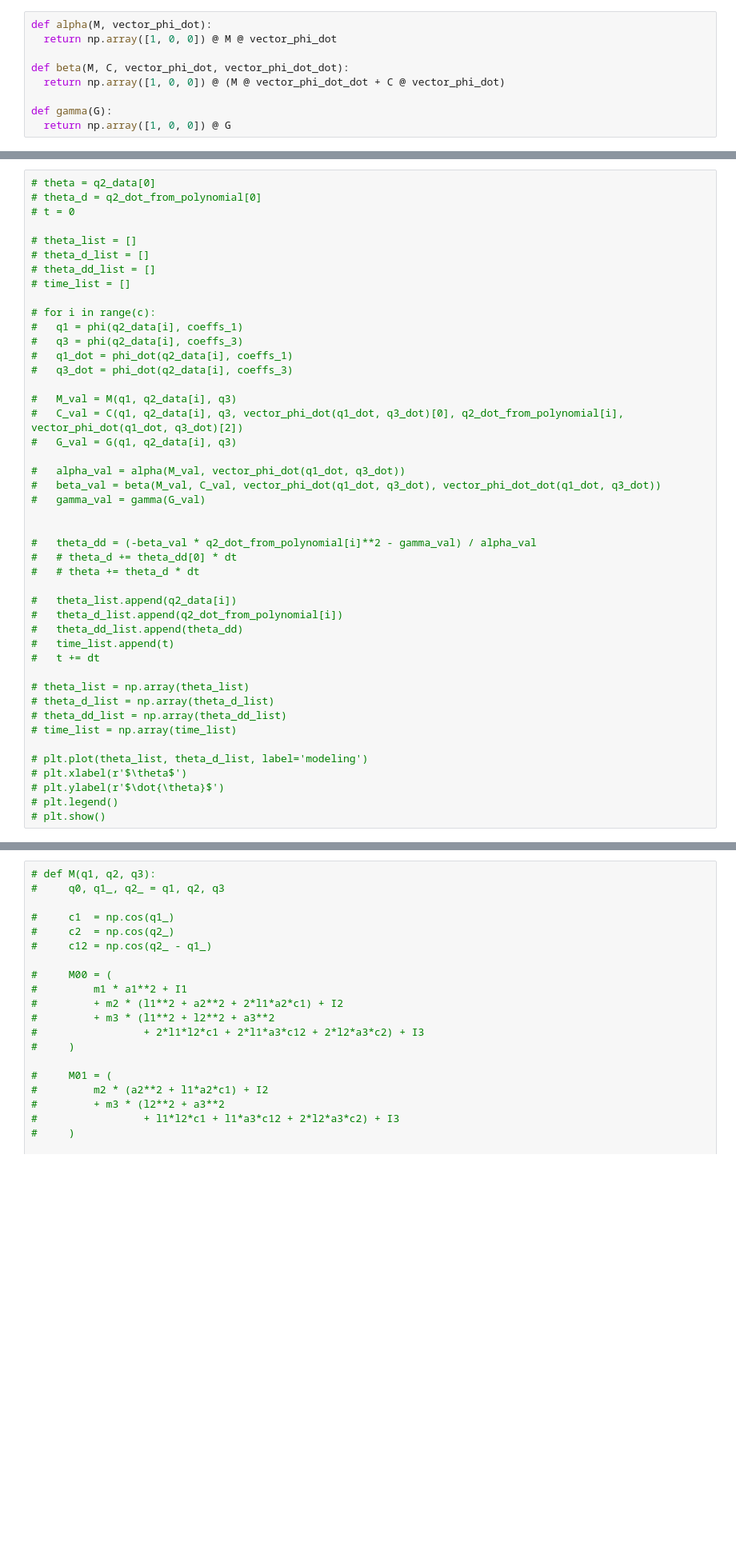
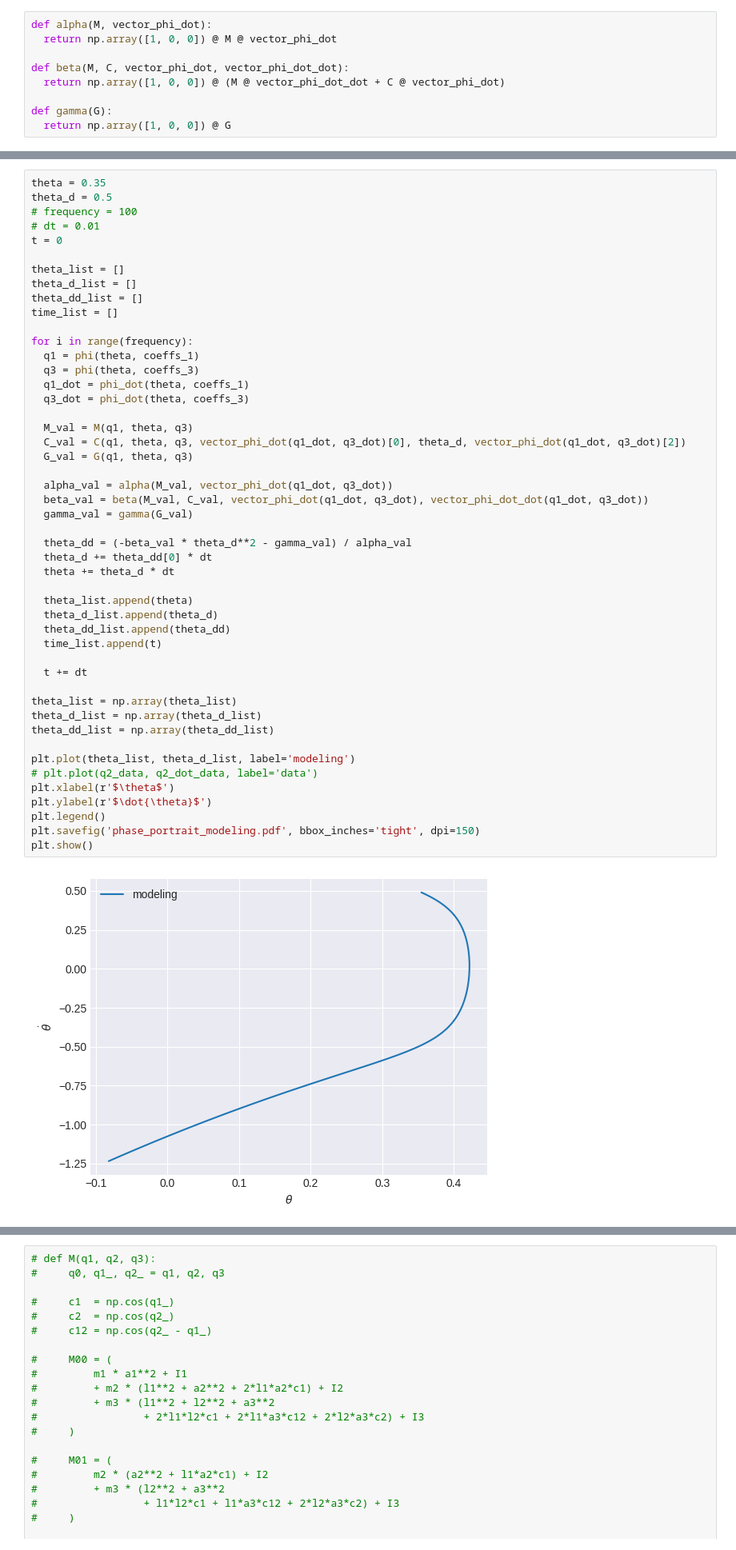
Before and after one commit to reiv27/biomechanics, a Jupyter notebook: dynamics_handmade.ipynb, the cells around one changed output, grey strips where cells are left out. Shown at 80% size. Cells and saved outputs as stored; diff of their text form; blank space fills up the shorter version.

```diff
--- a/dynamics_handmade.ipynb
+++ b/dynamics_handmade.ipynb
@@ -282,46 +437,51 @@ array([0.96683641, 1.08367611, 1.19417501, 1.29846178, 1.39666486,
 # %%
-# theta = q2_data[0]
-# theta_d = q2_dot_from_polynomial[0]
-# t = 0
+theta = 0.35
+theta_d = 0.5
+# frequency = 100
+# dt = 0.01
+t = 0
 
-# theta_list = []
-# theta_d_list = []
-# theta_dd_list = []
-# time_list = []
+theta_list = []
+theta_d_list = []
+theta_dd_list = []
+time_list = []
 
-# for i in range(c):
-#   q1 = phi(q2_data[i], coeffs_1)
-#   q3 = phi(q2_data[i], coeffs_3)
-#   q1_dot = phi_dot(q2_data[i], coeffs_1)
-#   q3_dot = phi_dot(q2_data[i], coeffs_3)
+for i in range(frequency):
+  q1 = phi(theta, coeffs_1)
+  q3 = phi(theta, coeffs_3)
+  q1_dot = phi_dot(theta, coeffs_1)
+  q3_dot = phi_dot(theta, coeffs_3)
 
-#   M_val = M(q1, q2_data[i], q3)
-#   C_val = C(q1, q2_data[i], q3, vector_phi_dot(q1_dot, q3_dot)[0], q2_dot_from_polynomial[i], vector_phi_dot(q1_dot, q3_dot)[2])
-#   G_val = G(q1, q2_data[i], q3)
+  M_val = M(q1, theta, q3)
+  C_val = C(q1, theta, q3, vector_phi_dot(q1_dot, q3_dot)[0], theta_d, vector_phi_dot(q1_dot, q3_dot)[2])
+  G_val = G(q1, theta, q3)
 
-#   alpha_val = alpha(M_val, vector_phi_dot(q1_dot, q3_dot))
-#   beta_val = beta(M_val, C_val, vector_phi_dot(q1_dot, q3_dot), vector_phi_dot_dot(q1_dot, q3_dot))
-#   gamma_val = gamma(G_val)
+  alpha_val = alpha(M_val, vector_phi_dot(q1_dot, q3_dot))
+  beta_val = beta(M_val, C_val, vector_phi_dot(q1_dot, q3_dot), vector_phi_dot_dot(q1_dot, q3_dot))
+  gamma_val = gamma(G_val)
 
+  theta_dd = (-beta_val * theta_d**2 - gamma_val) / alpha_val
+  theta_d += theta_dd[0] * dt
+  theta += theta_d * dt
 
-#   theta_dd = (-beta_val * q2_dot_from_polynomial[i]**2 - gamma_val) / alpha_val
-#   # theta_d += theta_dd[0] * dt
-#   # theta += theta_d * dt
+  theta_list.append(theta)
+  theta_d_list.append(theta_d)
+  theta_dd_list.append(theta_dd)
+  time_list.append(t)
 
-#   theta_list.append(q2_data[i])
-#   theta_d_list.append(q2_dot_from_polynomial[i])
-#   theta_dd_list.append(theta_dd)
-#   time_list.append(t)
-#   t += dt
+  t += dt
 
-# theta_list = np.array(theta_list)
-# theta_d_list = np.array(theta_d_list)
-# theta_dd_list = np.array(theta_dd_list)
-# time_list = np.array(time_list)
+theta_list = np.array(theta_list)
+theta_d_list = np.array(theta_d_list)
+theta_dd_list = np.array(theta_dd_list)
 
-# plt.plot(theta_list, theta_d_list, label='modeling')
-# plt.xlabel(r'$\theta$')
-# plt.ylabel(r'$\dot{\theta}$')
-# plt.legend()
-# plt.show()
+plt.plot(theta_list, theta_d_list, label='modeling')
+# plt.plot(q2_data, q2_dot_data, label='data')
+plt.xlabel(r'$\theta$')
+plt.ylabel(r'$\dot{\theta}$')
+plt.legend()
+plt.savefig('phase_portrait_modeling.pdf', bbox_inches='tight', dpi=150)
+plt.show()
+# %% [output]
+[figure, added]
 # %%
```
Also changed, not shown: parts of 9 cells of this notebook, 3 other files.
